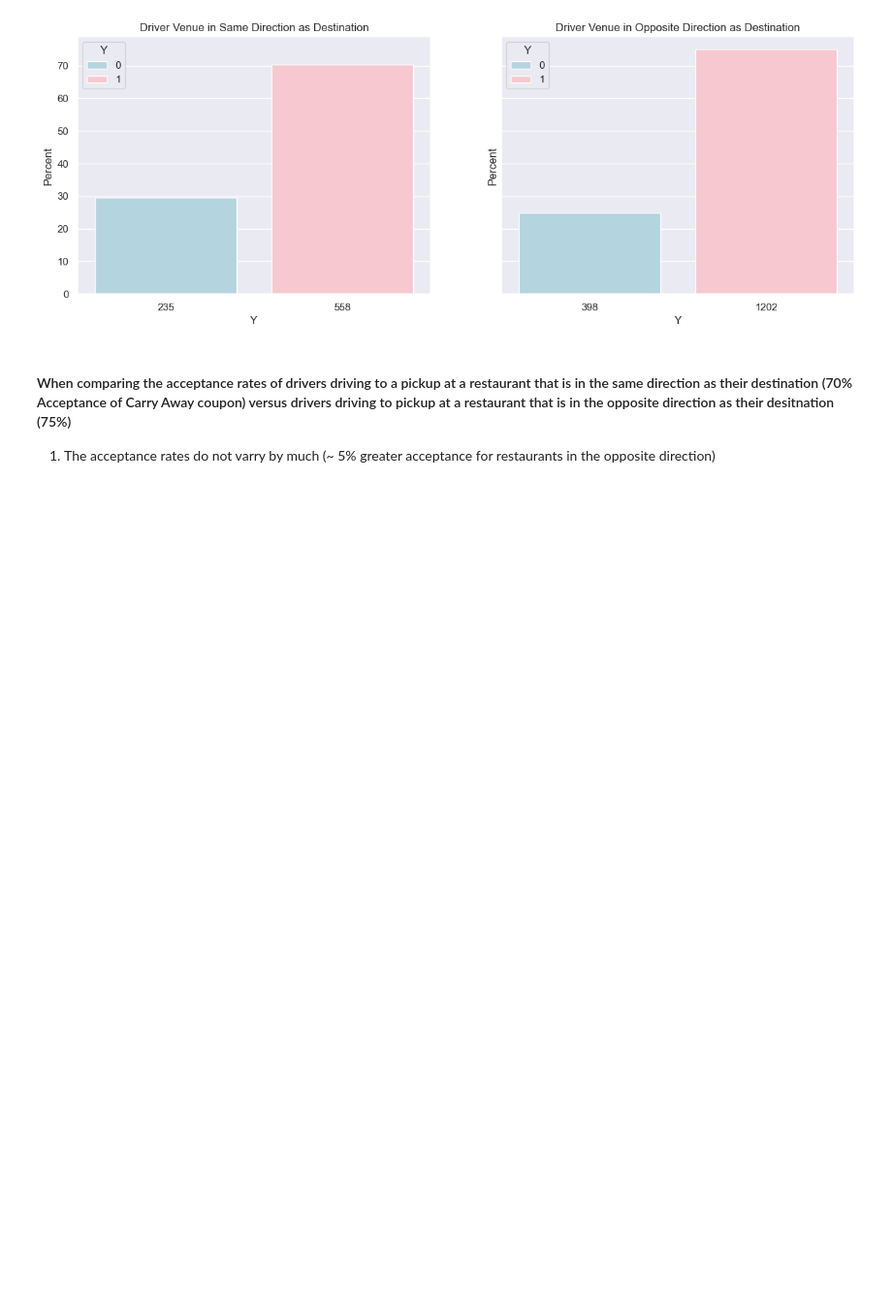
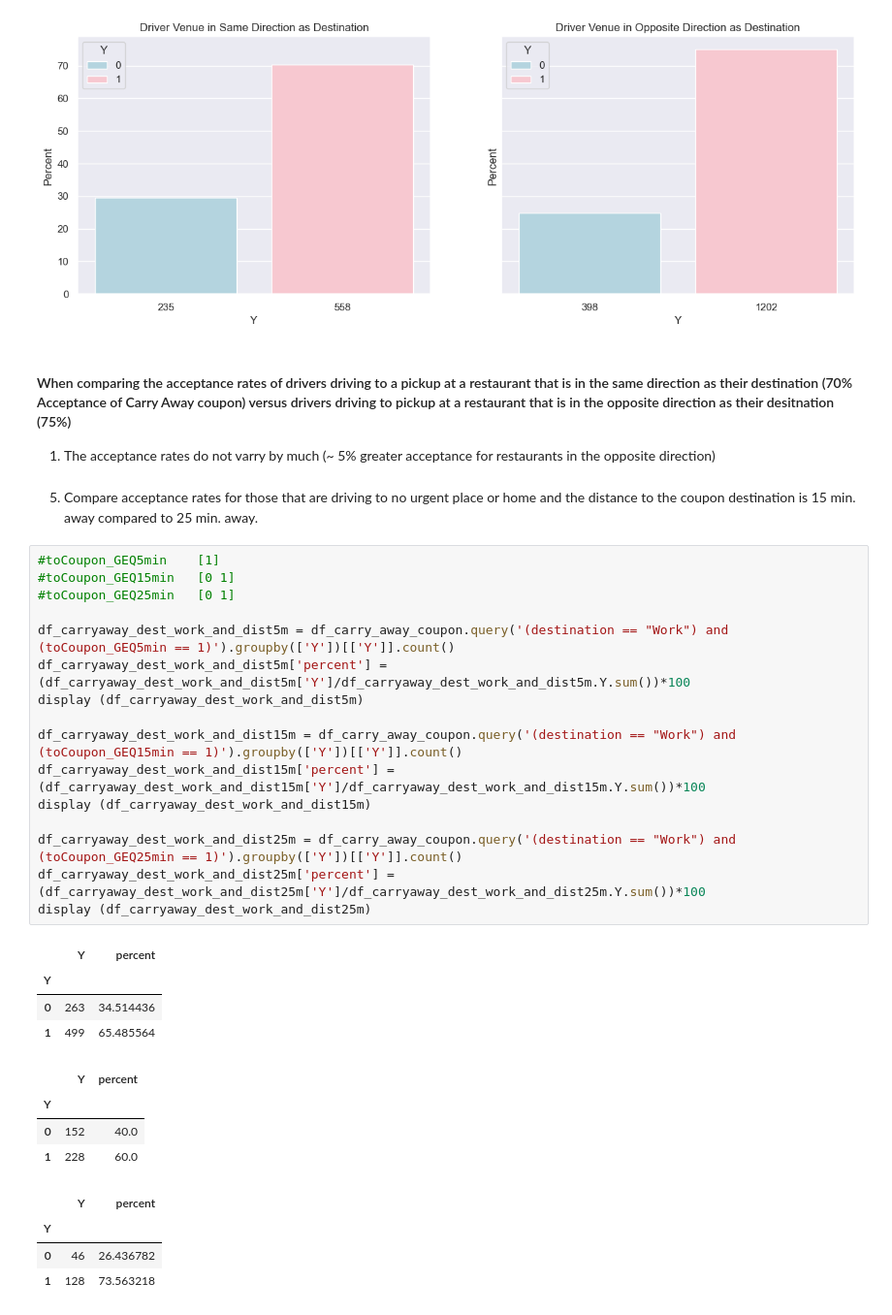
Before and after one commit to kesavan2017/ucbe-AIML-practical-application-51, a Jupyter notebook: prompt.ipynb, the cells around one changed output. Shown at 97% size. Drawn from its saved outputs; the diff is of its cells as text; blank space fills up the shorter version.

```diff
--- a/prompt.ipynb
+++ b/prompt.ipynb
@@ -704,3 +705,34 @@ plt.show()
 # %% [markdown]
 #### When comparing the acceptance rates of drivers driving to a pickup at a restaurant that is in the same direction as their destination (70% Acceptance of Carry Away coupon) versus drivers driving to pickup at a restaurant that is in the opposite direction as their desitnation (75%)
 1. The acceptance rates do not varry by much (~ 5% greater acceptance for restaurants in the opposite direction)
+# %% [markdown]
+5. Compare acceptance rates for those that are driving to no urgent place or home and the distance to the coupon destination is 15 min. away compared to 25 min. away.
+# %%
+#toCoupon_GEQ5min 	 [1]
+#toCoupon_GEQ15min 	 [0 1]
+#toCoupon_GEQ25min 	 [0 1]
+
+df_carryaway_dest_work_and_dist5m = df_carry_away_coupon.query('(destination == "Work") and (toCoupon_GEQ5min == 1)').groupby(['Y'])[['Y']].count()
+df_carryaway_dest_work_and_dist5m['percent'] = (df_carryaway_dest_work_and_dist5m['Y']/df_carryaway_dest_work_and_dist5m.Y.sum())*100
+display (df_carryaway_dest_work_and_dist5m)
+
+df_carryaway_dest_work_and_dist15m = df_carry_away_coupon.query('(destination == "Work") and (toCoupon_GEQ15min == 1)').groupby(['Y'])[['Y']].count()
+df_carryaway_dest_work_and_dist15m['percent'] = (df_carryaway_dest_work_and_dist15m['Y']/df_carryaway_dest_work_and_dist15m.Y.sum())*100
+display (df_carryaway_dest_work_and_dist15m)
+
+df_carryaway_dest_work_and_dist25m = df_carry_away_coupon.query('(destination == "Work") and (toCoupon_GEQ25min == 1)').groupby(['Y'])[['Y']].count()
+df_carryaway_dest_work_and_dist25m['percent'] = (df_carryaway_dest_work_and_dist25m['Y']/df_carryaway_dest_work_and_dist25m.Y.sum())*100
+display (df_carryaway_dest_work_and_dist25m)
+# %% [output]
+|  | Y | percent |
+| Y |  |  |
+| 0 | 263 | 34.514436 |
+| 1 | 499 | 65.485564 |
+|  | Y | percent |
+| Y |  |  |
+| 0 | 152 | 40.0 |
+| 1 | 228 | 60.0 |
+|  | Y | percent |
+| Y |  |  |
+| 0 | 46 | 26.436782 |
+| 1 | 128 | 73.563218 |
```
Also changed, not shown: parts of 7 cells of this notebook.
